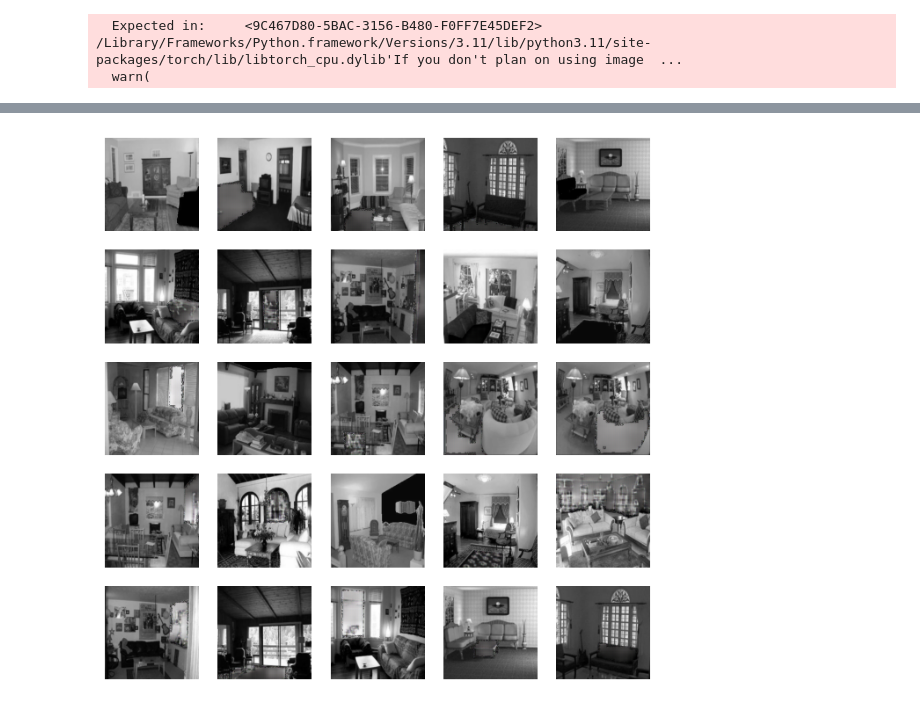
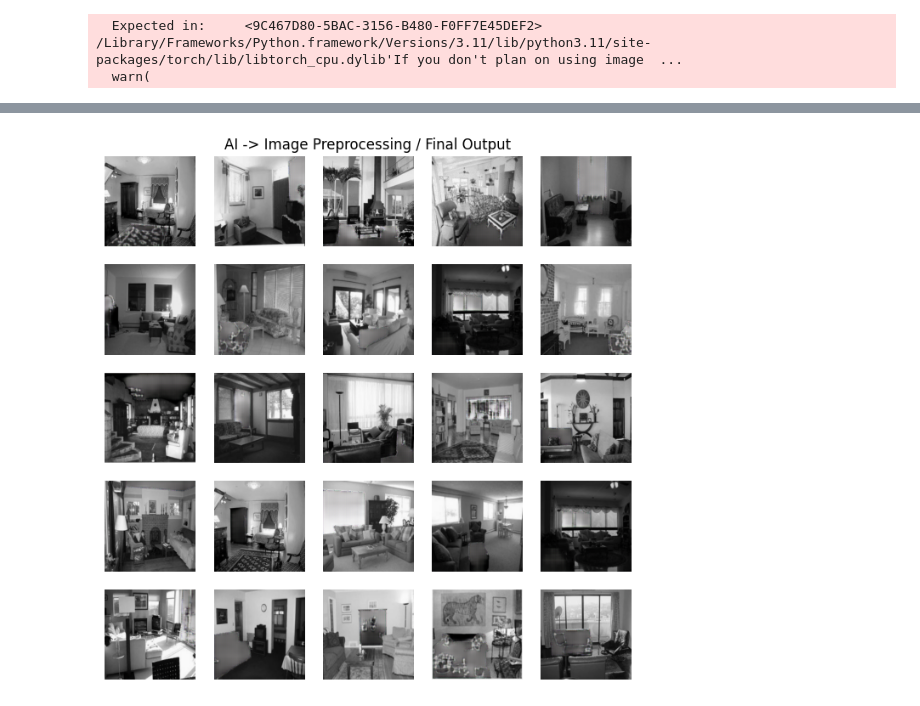
Before and after one commit to Mafaz03/PixSketch2Pix, a Jupyter notebook: eval_model.ipynb, the cells around one changed output, grey strips where cells are left out. Saved outputs shown, nothing was run; the diff lists cells and outputs as text; code cells hidden in the pictures.

```diff
--- a/eval_model.ipynb
+++ b/eval_model.ipynb
@@ -115,15 +129,48 @@ for i in range(1, columns*rows +1):
-# %%
-fig = plt.figure(figsize=(8, 8))
-columns = 5
-rows = 5
-for i in range(1, columns*rows +1):
-    x_image = convert(all['x'][i-1])
-    y_fake_image = convert(all['y_fake'][i-1])
-    mask = (x_image == 0).all(axis=-1)
-    x_image[mask] = y_fake_image[mask]
-
-    fig.add_subplot(rows, columns, i)
-    plt.imshow(x_image)
-    plt.axis("off")
-# %% [output]
-[figure, removed]
+# %%
+import numpy as np
+import matplotlib.pyplot as plt
+import cv2
+
+fig = plt.figure(figsize=(8, 8))
+
+plt.title("AI -> Image Preprocessing / Final Output")
+plt.axis("off")
+
+columns = 5
+rows = 5
+threshold = 50
+blend_ratio = 0.5
+brightness_factor = 500
+for i in range(1, columns * rows + 1):
+    x_image = convert(all['x'][i - 1])
+    y_fake_image = convert(all['y_fake'][i - 1])
+
+    mask = (x_image <= threshold).all(axis=-1)
+
+    mask_uint8 = mask.astype(np.uint8) * 255
+
+    kernel = np.ones((5, 5), np.uint8)
+    mask_clean = cv2.morphologyEx(mask_uint8, cv2.MORPH_CLOSE, kernel)
+    mask_clean = cv2.morphologyEx(mask_clean, cv2.MORPH_OPEN, kernel)
+
+    num_labels, labels, stats, centroids = cv2.connectedComponentsWithStats(mask_clean)
+
+    if num_labels > 1:
+        largest_label = 1 + np.argmax(stats[1:, cv2.CC_STAT_AREA])
+        largest_mask = (labels == largest_label).astype(np.uint8)
+        largest_mask = largest_mask.astype(bool)
+        largest_mask = np.repeat(largest_mask[:, :, np.newaxis], 3, axis=2)
+        x_image[largest_mask] = (blend_ratio * y_fake_image[largest_mask] +
+                                 (1 - blend_ratio) * x_image[largest_mask])
+
+    else:
+        print(f"No valid object found in image {i}")
+    x_image = np.clip(x_image * brightness_factor, 0, 255).astype(np.uint8)
+
+    # Plot the image in the grid
+    ax = fig.add_subplot(rows, columns, i)
+    ax.imshow(x_image)
+    plt.axis("off")
+plt.show()
+# %% [output]
+[figure, added]
```
Also changed, not shown: parts of 7 cells of this notebook, 4 other files.
